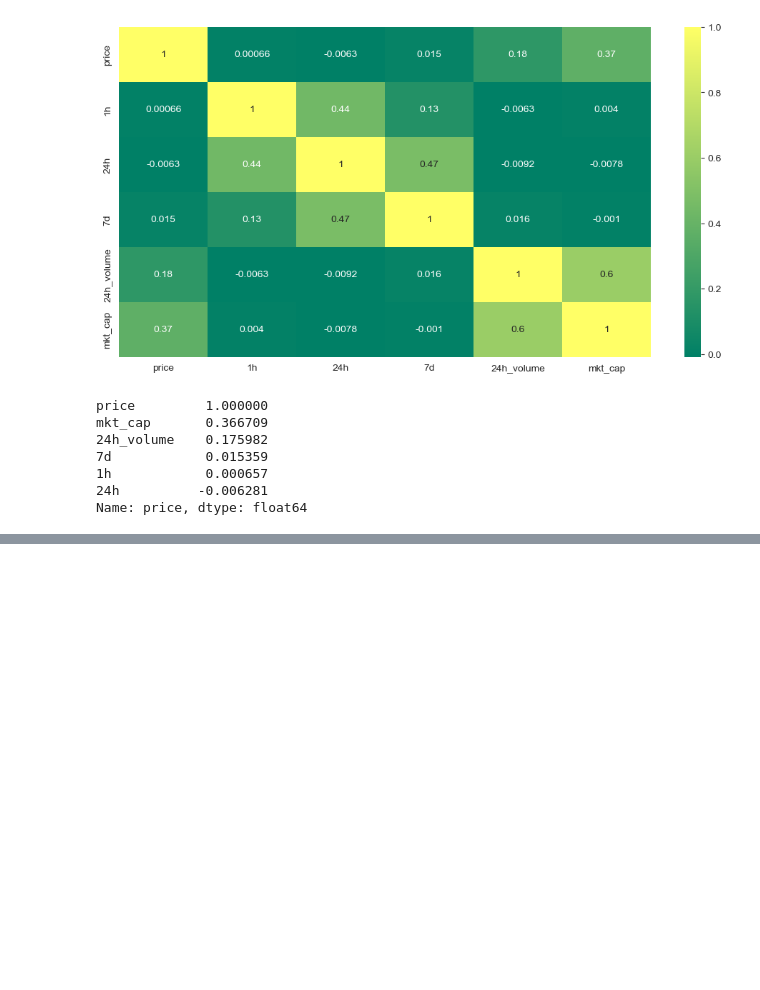
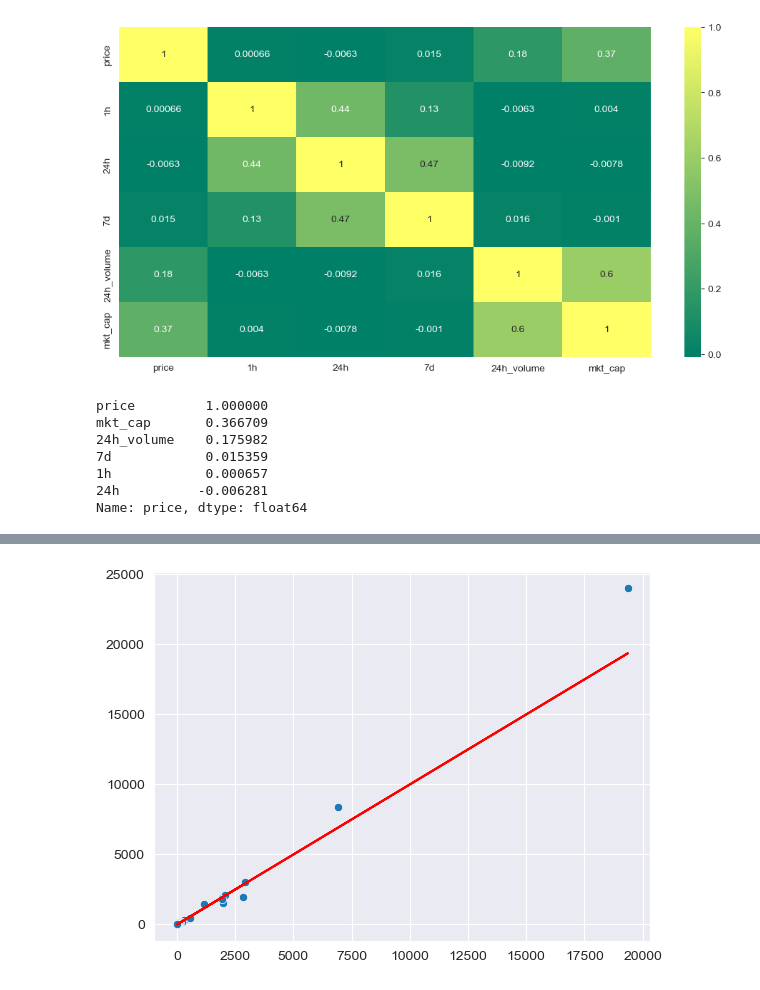
Before and after one commit to ashioyajotham/Quant, a Jupyter notebook: Cryptocurrency Price & Market Data/coin-gecko.ipynb, the cells around one changed output, grey strips where cells are left out. Saved outputs shown, nothing was run; the diff lists cells and outputs as text; code cells hidden in the pictures; blank space fills up the shorter version.

```diff
--- a/Cryptocurrency Price & Market Data/coin-gecko.ipynb
+++ b/Cryptocurrency Price & Market Data/coin-gecko.ipynb
@@ -246,0 +337,8 @@ coin_gecko.head()
+# %%
+coin_gecko['open'] = coin_gecko['price'] / (1 + coin_gecko['price_pct_change'])
+coin_gecko['24h_pct_change'] = coin_gecko['price_pct_change'] * 24
+coin_gecko['high'] = coin_gecko['open'] + (coin_gecko['open'] * coin_gecko['24h_pct_change'])
+coin_gecko['low'] = coin_gecko['open'] - (coin_gecko['open'] * coin_gecko['24h_pct_change'])
+
+corr = coin_gecko.corr()
+corr['price'].sort_values(ascending=False).head(10)
@@ -246,0 +446,5 @@ coin_gecko.head()
+# %%
+sns.scatterplot(x=y_test.values, y=rf_y_pred)
+plt.plot(y_test.values, y_test.values, color='red');
+# %% [output]
+[figure, added]
```
Also changed, not shown: parts of 16 cells of this notebook.
